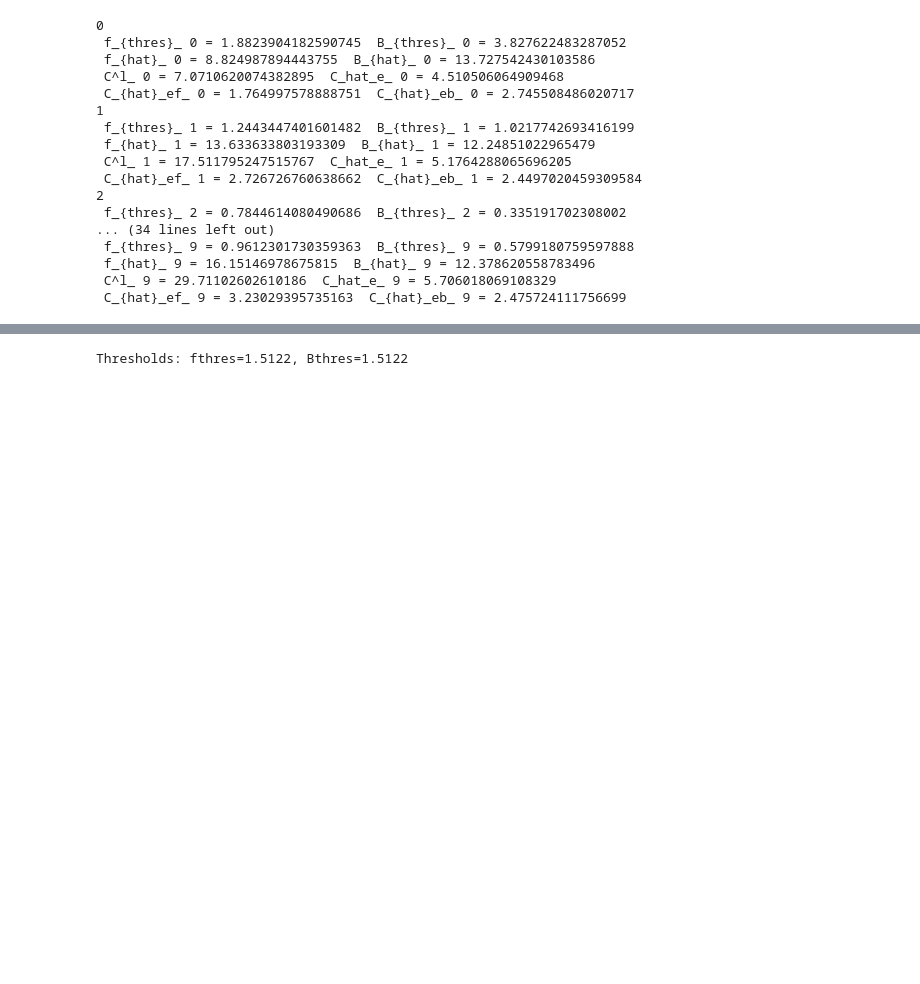
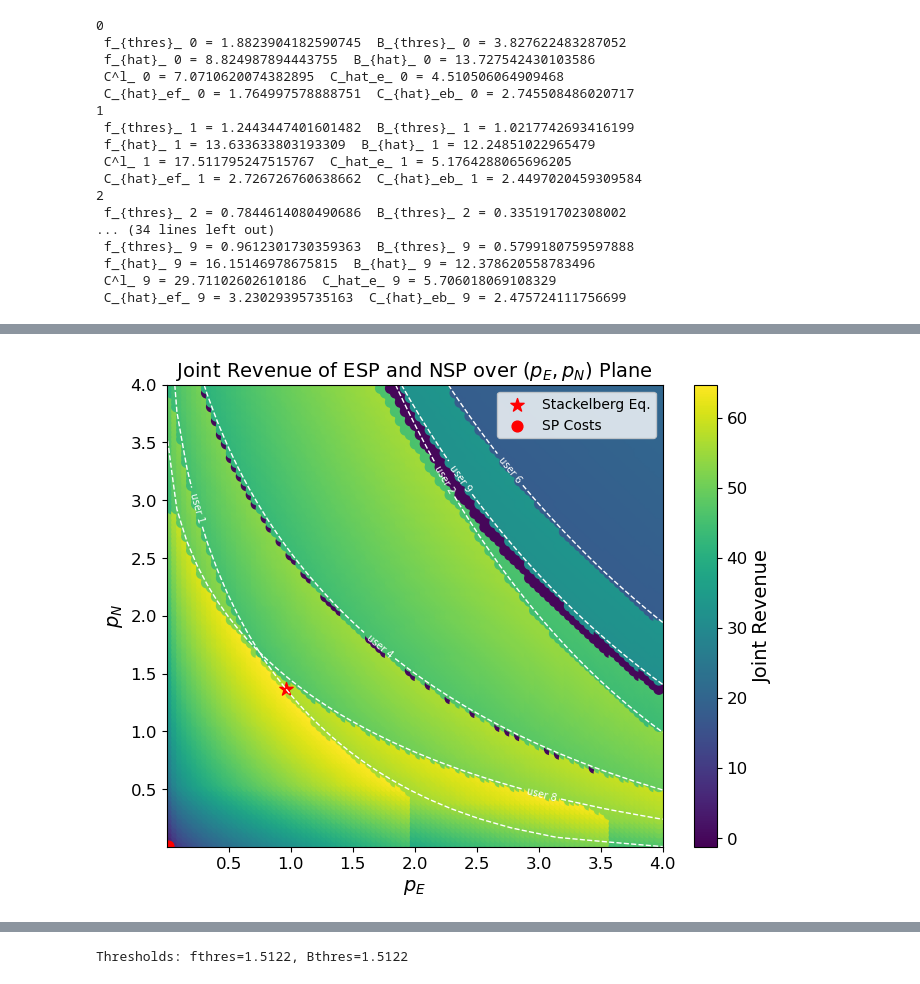
Before and after one commit to Barytes/MEC_Stackelberg_Project, a Jupyter notebook: notebooks/Figures.ipynb, the cells around one changed output, grey strips where cells are left out. Cells and saved outputs as stored; diff of their text form; code cells hidden in the pictures; blank space fills up the shorter version.

```diff
--- a/notebooks/Figures.ipynb
+++ b/notebooks/Figures.ipynb
@@ -63,0 +214,69 @@ for user in users:
+# %%
+# 筛选出 p_E 和 p_N 均在 [0,5] 区间内的结果
+filtered_results = [r for r in results_or if 0 <= r["p_E"] <= 4 and 0 <= r["p_N"] <= 4]
+
+# 提取筛选后的价格和收益
+p_E_filtered = np.array([r["p_E"] for r in filtered_results])
+p_N_filtered = np.array([r["p_N"] for r in filtered_results])
+U_vals_filtered = np.array([r["U_X"] for r in filtered_results])
+
+# 绘制散点图
+plt.figure(figsize=(8,6))
+sc = plt.scatter(p_E_filtered, p_N_filtered, c=U_vals_filtered, cmap="viridis", s=50)
+plt.colorbar(sc, label="Joint Revenue")
+
+p_E_range = np.linspace(1e-3, 4, 50)
+p_N_range = np.linspace(1e-3, 4, 50)
+for user in users:
+    if user.user_id in [0,3,5]: continue
+    a, d, b, S, C_l = user.task.alpha, user.task.d, user.task.b, user.S_i, user.cost_local()
+    A_i = 2*np.sqrt(a*d)
+    B_i = 2*np.sqrt(a*b/S)
+
+    P_E, P_N = np.meshgrid(p_E_range, p_N_range)
+    constraint = A_i*np.sqrt(P_E) + B_i*np.sqrt(P_N)
+
+    # 绘制轮廓线 (等于C_l的线)
+    CS = plt.contour(P_E, P_N, constraint, levels=[C_l], linewidths=1, colors='white',linestyles='dashed')
+    # plt.clabel(CS, inline=True, fontsize=5, fmt={C_l: f'user {user.user_id}'})
+
+    plt.clabel(CS, inline=True, fontsize=7,
+           fmt={C_l: f'user {user.user_id}'},
+           inline_spacing=5,
+           use_clabeltext=True,
+           rightside_up=True)
+
+plt.scatter([pe_or], [pn_or], color='red', marker='*', s=100, label='Stackelberg Eq.')
+plt.scatter([provider.c_E], [provider.c_N], color='red', marker='o', s=60, label='SP Costs')
+plt.legend(loc='upper right', fontsize=10)
+
+# plt.rcParams.update({
+#     "font.size": 12,
+#     "axes.labelsize": 14,
+#     "axes.titlesize": 14,
+#     "xtick.labelsize": 12,
+#     "ytick.labelsize": 12,
+# })
+
+# best_result = next((r for r in results_or if r["U_X"]==U_or),None)
+# stack_util=best_result["U_X"]
+
+# cbar = plt.colorbar(sc)
+# cbar.set_label("Aggregate Resource Utilization", fontsize=12)
+# cbar.ax.hlines(stack_util, *cbar.ax.get_xlim(), color='red', linestyle='--', linewidth=2)
+# cbar.ax.annotate(
+#     "SE.",
+#     xy=(1.02, stack_util),
+#     xytext=(1.3, stack_util - 0.1),
+#     arrowprops=dict(arrowstyle="->", color="red"),
+#     color="red",
+#     fontsize=9,
+#     ha="left", va="center"
+# )
+
+plt.xlabel("$p_E$")
+plt.ylabel("$p_N$")
+plt.title("Joint Revenue of ESP and NSP over $(p_E, p_N)$ Plane")
+plt.show()
+# %% [output]
+[figure, added]
```
Also changed, not shown: parts of 8 cells of this notebook, 19 other files.
